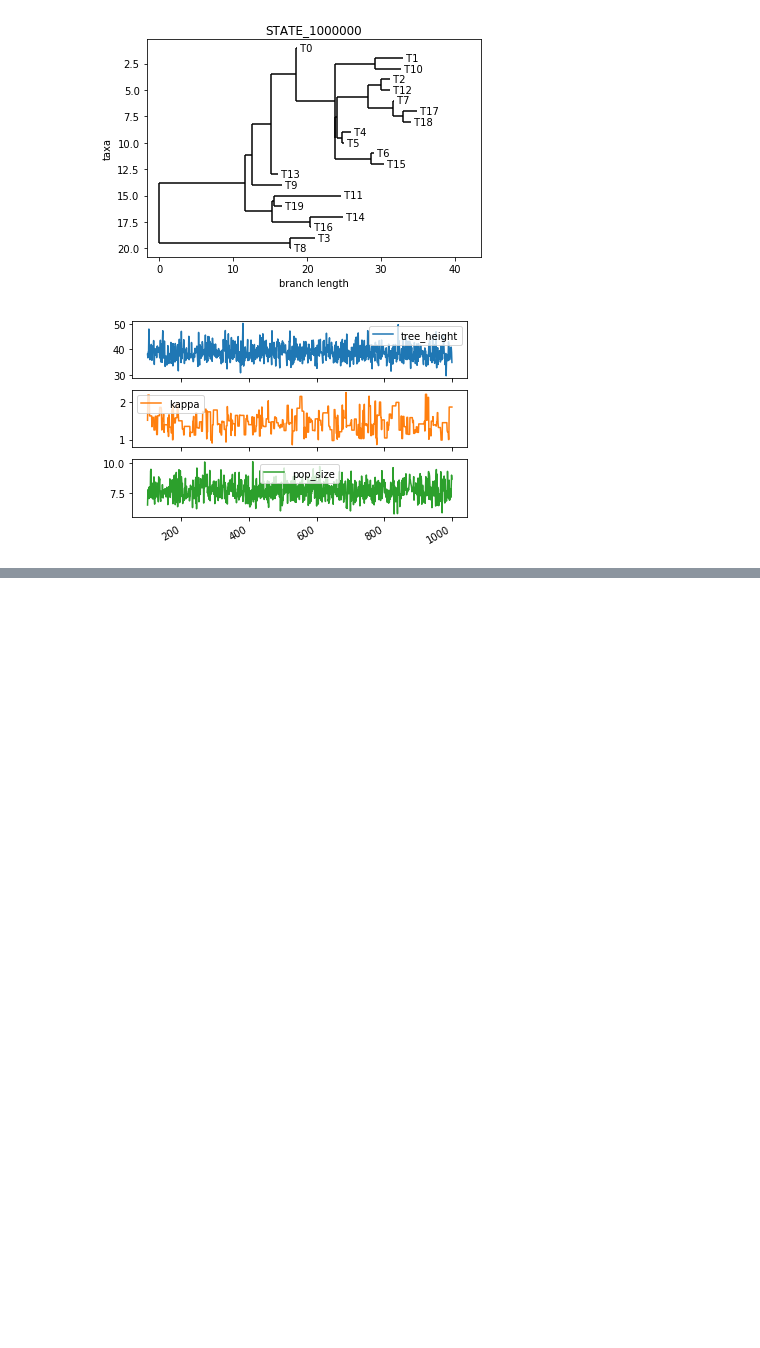
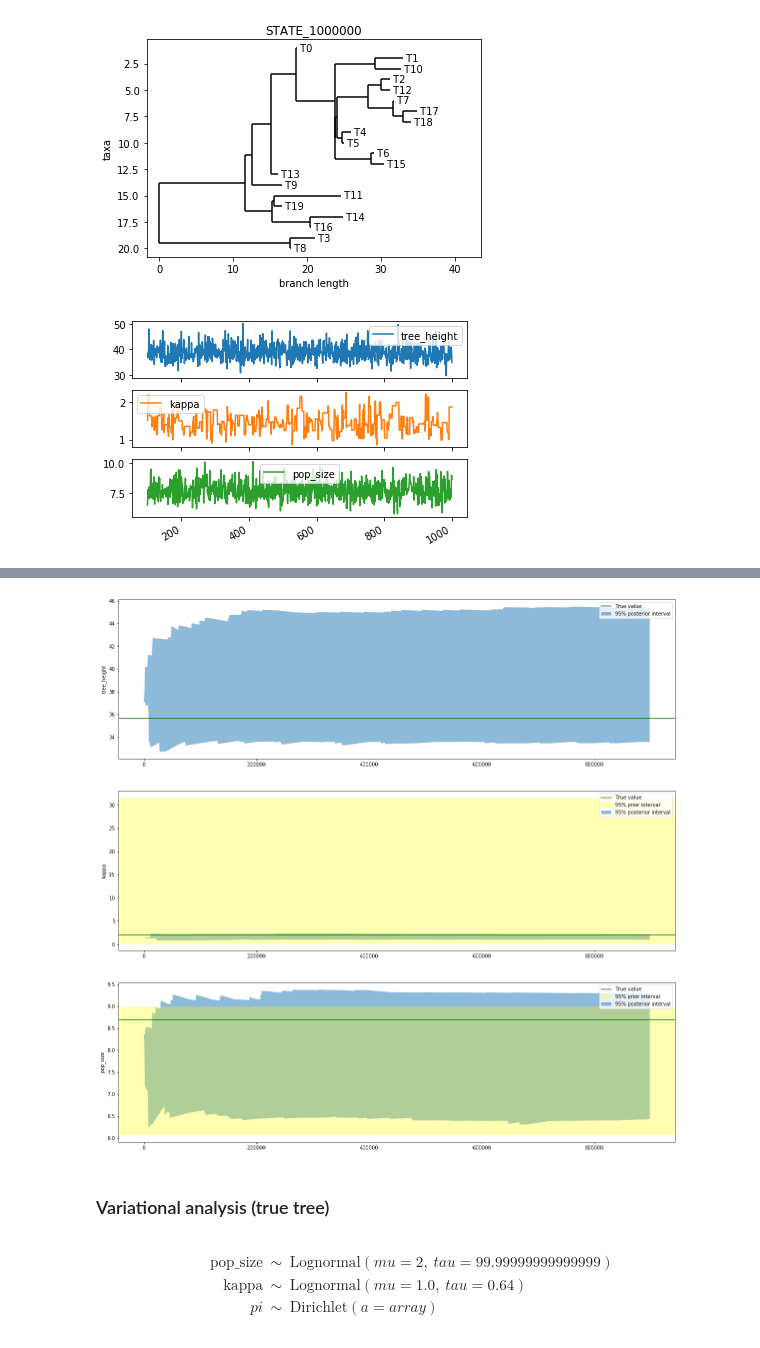
Before and after one commit to christiaanjs/pylo, a Jupyter notebook: eval/pipeline.ipynb, the cells around one changed output, grey strips where cells are left out. Drawn from its saved outputs; the diff is of its cells as text; code cells hidden in the pictures; blank space fills up the shorter version.

```diff
--- a/eval/pipeline.ipynb
+++ b/eval/pipeline.ipynb
@@ -210,0 +239,17 @@ plot_trace_hpd(beast_trace_df, xs=np.arange(beast_trace_df.shape[0])*config['log
+# %%
+plot_trace_hpd(get_beast_quantiles(beast_fixed_trace_df, p_limits), beast_fixed_trace_df.columns, xs=np.arange(beast_fixed_trace_df.shape[0] - 1)*config['log_every'])
+# %% [output]
+[figure, added]
+# %% [markdown]
+### Variational analysis (true tree)
+# %%
+tree = newick.loads(analysis_newick)[0]
+model = variational_analysis.construct_model(config, tree, sequence_dict)
+inference = variational_analysis.construct_inference(config, model)
+model
+# %% [output]
+$$
+            \begin{array}{rcl}
+            \text{pop_size} &\sim & \text{Lognormal}(\mathit{mu}=2,~\mathit{tau}=99.99999999999999)\\\text{kappa} &\sim & \text{Lognormal}(\mathit{mu}=1.0,~\mathit{tau}=0.64)\\pi &\sim & \text{Dirichlet}(\mathit{a}=array)
+            \end{array}
+            $$
```
Also changed, not shown: parts of 11 cells of this notebook.
